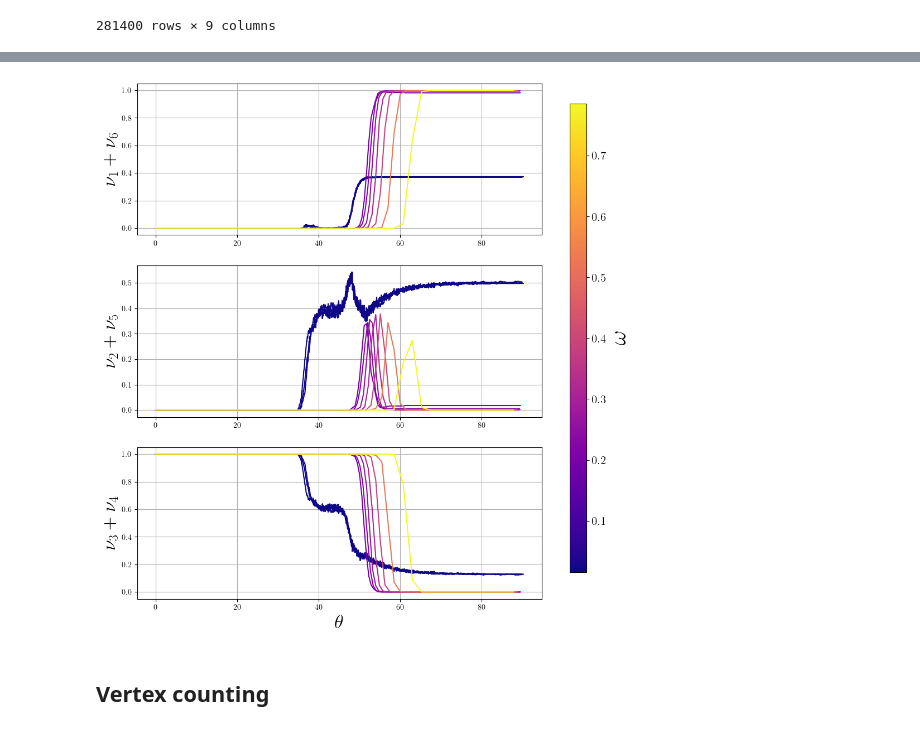
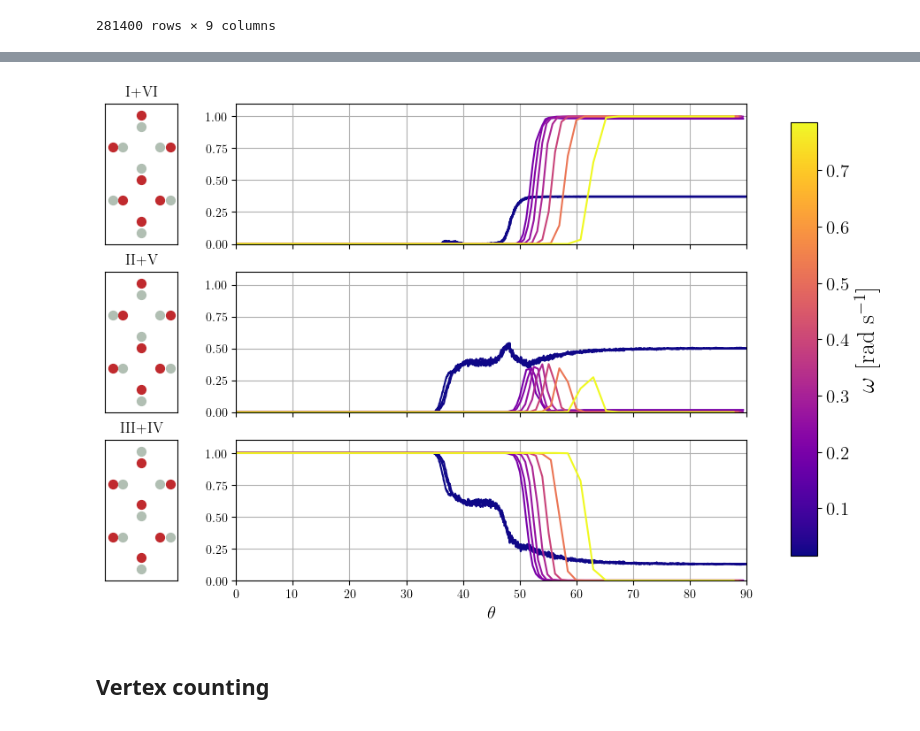
Before and after one commit to leogabac/reentrancy, a Jupyter notebook: src/notebooks/test11.ipynb, the cells around one changed output, grey strips where cells are left out. Saved outputs shown, nothing was run; the diff lists cells and outputs as text; code cells hidden in the pictures.

Commit message:
figure making

```diff
--- a/src/notebooks/test11.ipynb
+++ b/src/notebooks/test11.ipynb
@@ -125,0 +104,9 @@ plt.show()
+# %%
+fig, ax = plt.subplots(figsize=(1,2))
+centers = np.array([[0,0],[1,0],[1/2,1/2],[1/2,-1/2],[1/2,3/2],[0,1],[1,1]])
+af4 = np.array([[1,0],[-1,0],[0,-1],[0,1],[0,1],[-1,0],[1,0]])
+af2 = np.array([[-1,0],[-1,0],[0,-1],[0,1],[0,1],[1,0],[1,0]])
+zero = np.array([[-1,0],[-1,0],[0,1],[0,1],[0,-1],[-1,0],[1,0]])
+
+plot_simple_colloids(ax,'Test',centers,zero)
+plt.show()
@@ -126,43 +115,55 @@ plt.show()
 # %%
-fig, axes = plt.subplots(3,1,figsize=(10,12))
+fig, axes = plt.subplots(nrows=3, ncols=2, figsize=(10, 7),
+                         gridspec_kw={
+                           'width_ratios': [1, 7],
+                           'height_ratios': [1, 1, 1],
+                           'wspace': 0.2,
+                           'hspace': 0.2})
 
 norm = plt.Normalize(min(omegas),max(ws))
 cmap = plt.get_cmap('plasma')
 
 
 for i,(w,cdf_w) in enumerate(raw_data.groupby('omega')):
     if w not in ws:
         continue
     else:
         cdf_wB = cdf_w.xs(20,level='field')
-        axes[0].plot(cdf_wB.theta*180/np.pi,cdf_wB.I + cdf_wB.VI, color = cmap(norm(w)))
-        axes[1].plot(cdf_wB.theta*180/np.pi,cdf_wB.II + cdf_wB.V, color = cmap(norm(w)))
-        axes[2].plot(cdf_wB.theta*180/np.pi,cdf_wB.III + cdf_wB.IV, color = cmap(norm(w)))
+        axes[0][1].plot(cdf_wB.theta*180/np.pi,cdf_wB.I + cdf_wB.VI, color = cmap(norm(w)))
+        axes[1][1].plot(cdf_wB.theta*180/np.pi,cdf_wB.II + cdf_wB.V, color = cmap(norm(w)))
+        axes[2][1].plot(cdf_wB.theta*180/np.pi,cdf_wB.III + cdf_wB.IV, color = cmap(norm(w)))
+
+plot_simple_colloids(axes[0][0],'I+VI',centers,af4)
+plot_simple_colloids(axes[1][0],'II+V',centers,af2)
+plot_simple_colloids(axes[2][0],'III+IV',centers,zero)
+
+axes[0][1].grid()
+axes[0][1].set_ylim(0,1.1)
+axes[0][1].set_xlim(0,90)
+axes[0][1].set_xticklabels([])
 
 
-ax.set_xlim(0,90)
-ax.set_ylim(0,1.1)
+axes[1][1].grid()
+axes[1][1].set_ylim(0,1.1)
+axes[1][1].set_xlim(0,90)
+axes[1][1].set_xticklabels([])
 
-axes[0].set_ylabel('$\\nu_1+\\nu_6$',fontsize=25)
-axes[1].set_ylabel('$\\nu_2+\\nu_5$',fontsize=25)
-axes[2].set_ylabel('$\\nu_3+\\nu_4$',fontsize=25)
-axes[2].set_xlabel('$\\theta$',fontsize=25)
-
-axes[0].grid()
-axes[1].grid()
-axes[2].grid()
+axes[2][1].grid()
+axes[2][1].set_ylim(0,1.1)
+axes[2][1].set_xlim(0,90)
+axes[2][1].set_xlabel('$\\theta$',fontsize=15)
 
 fig.subplots_adjust(right=0.85)  # Adjust the right space to make room for the colorbar
 cbar_ax = fig.add_axes([0.9, 0.15, 0.03, 0.7])  # [left, bottom, width, height] for the colorbar
 sm = plt.cm.ScalarMappable(cmap=cmap, norm=norm)
 sm.set_array([])
 cbar = fig.colorbar(sm, cax=cbar_ax)
-cbar.set_label(label='$\\omega$',fontsize=30)
+cbar.set_label(label='$\\omega$ [rad s$^{-1}$]',fontsize=20)
 cbar.ax.tick_params(labelsize=15)
 
 plt.show()
 # %% [output]
-[figure, old version]
+[figure, new version]
 # %% [markdown]
 
 ## Vertex counting
```
Also changed, not shown: parts of 8 cells of this notebook.
